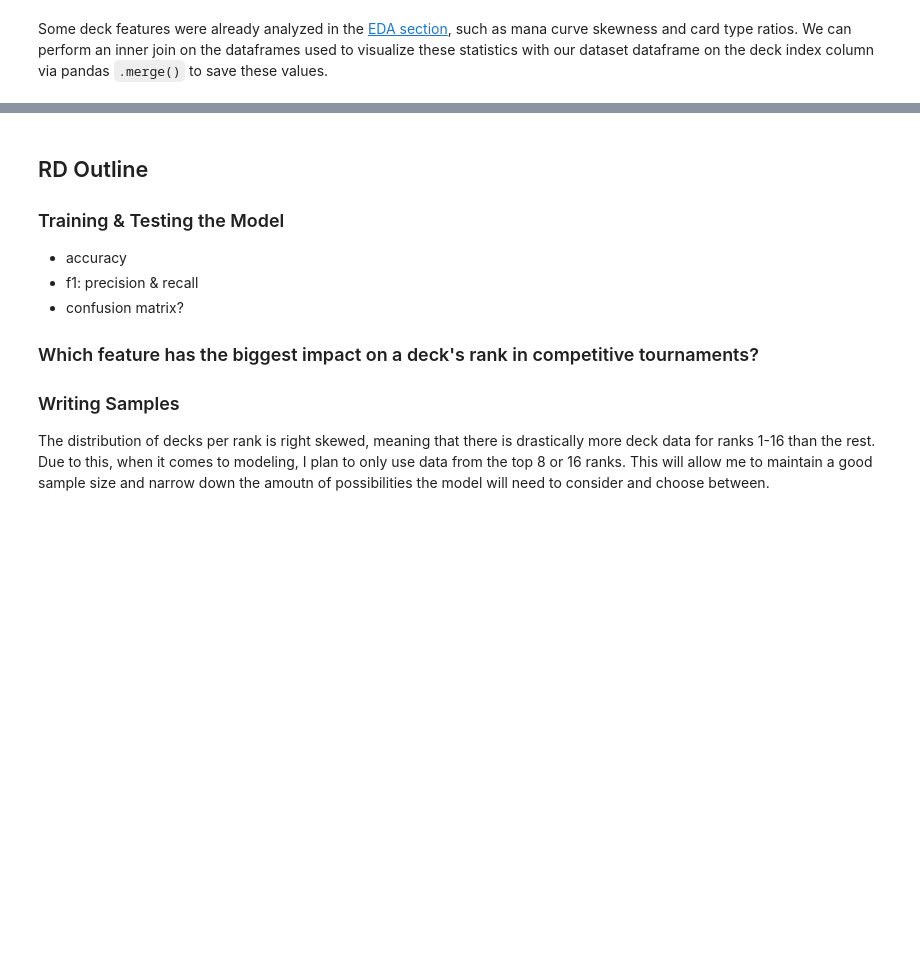
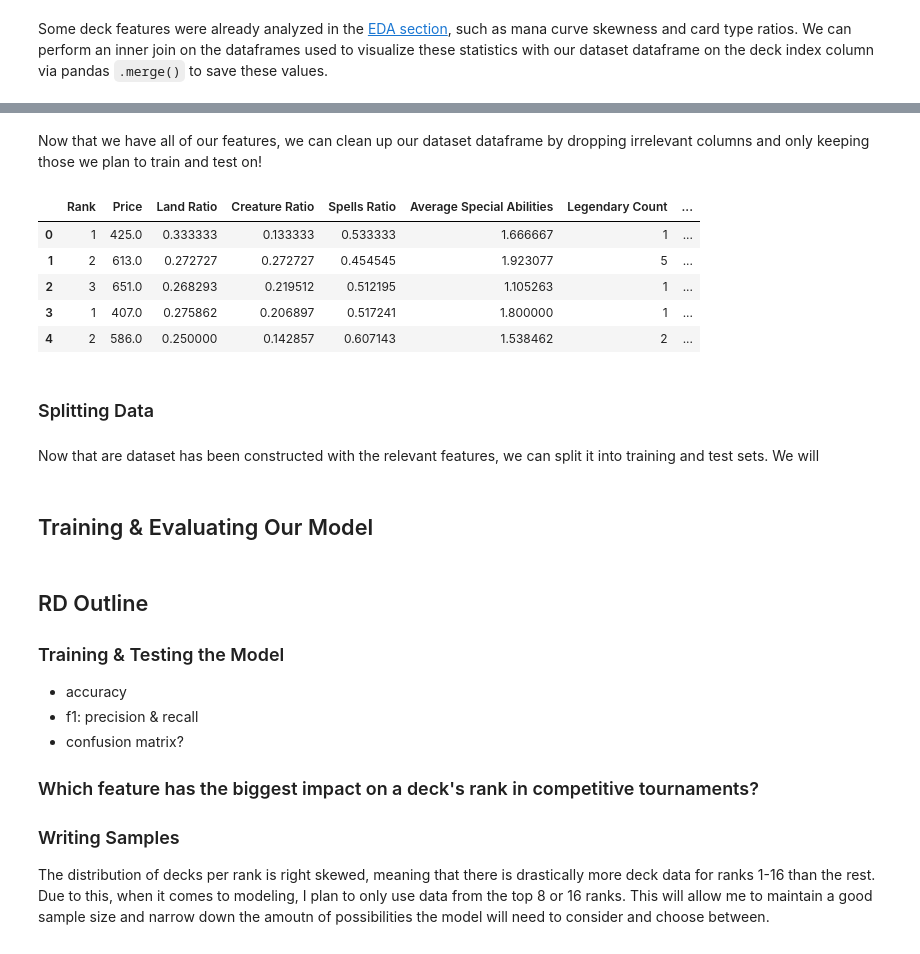
Before and after one commit to abbyortego/cmps-6790-final-tutorial, a Jupyter notebook: Final.ipynb, the cells around one changed output, grey strips where cells are left out. Drawn from its saved outputs; the diff is of its cells as text; code cells hidden in the pictures; blank space fills up the shorter version.

Commit message:
training WIP

```diff
--- a/Final.ipynb
+++ b/Final.ipynb
@@ -1002,6 +1023,12 @@ display(dataset_df.head())
 # %%
 # average amount of special abilities per card
-
-# card rarity ratios
+dataset_df["Average Special Abilities"] = merged_deck_cards.groupby("DeckIdx")["Ability Count"].mean()
 
 # number of legendary cards
+dataset_df["Legendary Count"] = merged_deck_cards.groupby("DeckIdx")["Legendary"].sum()
+
+# count amount of each mana type
+mana_types = ["White", "Blue", "Black", "Green", "Colorless"]
+dataset_df[mana_types] = merged_deck_cards.groupby("DeckIdx")[mana_types].sum()
+
+display(dataset_df.head())
@@ -1007,0 +1042,17 @@ display(dataset_df.head())
+# %% [markdown]
+Now that we have all of our features, we can clean up our dataset dataframe by dropping irrelevant columns and only keeping those we plan to train and test on!
+# %%
+dataset_df.drop(columns=["DeckIdx", "Player", "Name", "Link", "TournamentIdx", "DeckIdx_x", "Skew", "DeckIdx_y"], inplace=True)
+
+display(dataset_df.head())
+# %% [output]
+|  | Rank | Price | Land Ratio | Creature Ratio | Spells Ratio | Average Special Abilities | Legendary Count | ... |
+| 0 | 1 | 425.0 | 0.333333 | 0.133333 | 0.533333 | 1.666667 | 1 | ... |
+| 1 | 2 | 613.0 | 0.272727 | 0.272727 | 0.454545 | 1.923077 | 5 | ... |
+| 2 | 3 | 651.0 | 0.268293 | 0.219512 | 0.512195 | 1.105263 | 1 | ... |
+| 3 | 1 | 407.0 | 0.275862 | 0.206897 | 0.517241 | 1.800000 | 1 | ... |
+| 4 | 2 | 586.0 | 0.250000 | 0.142857 | 0.607143 | 1.538462 | 2 | ... |
+# %% [markdown]
+### Splitting Data
+# %% [markdown]
+Now that are dataset has been constructed with the relevant features, we can split it into training and test sets. We will
@@ -1008,3 +1069,5 @@ display(dataset_df.head())
+# %% [markdown]
+## Training & Evaluating Our Model
 # %% [markdown]
 ## RD Outline
 
```
Also changed, not shown: parts of 14 cells of this notebook.
